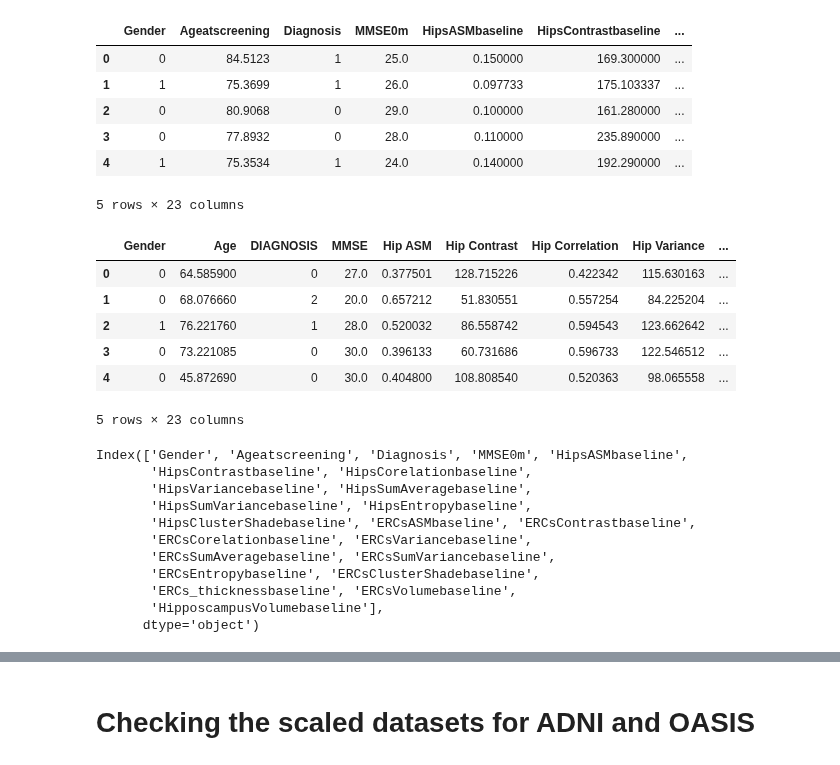
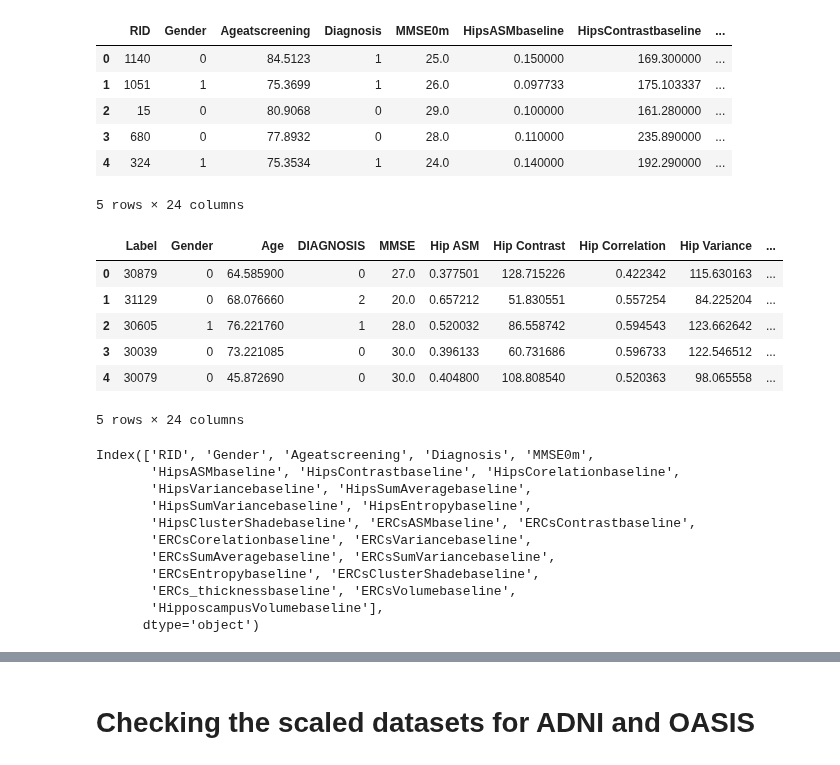
Before and after one commit to InfoAdam1998/Thesis-Project, a Jupyter notebook: OASIS-3 Notebook/data_preprocessing/merged_scaled_dataset/merged_split_scaled_data_analysis.ipynb, the cells around one changed output, grey strips where cells are left out. Cells and saved outputs as stored; diff of their text form; code cells hidden in the pictures.

```diff
--- a/OASIS-3 Notebook/data_preprocessing/merged_scaled_dataset/merged_split_scaled_data_analysis.ipynb
+++ b/OASIS-3 Notebook/data_preprocessing/merged_scaled_dataset/merged_split_scaled_data_analysis.ipynb
@@ -10,34 +10,36 @@ import pingouin as pg
 # %%
 # Import dataset
 load_dotenv()
-dataset_path=os.getenv("DATASET_PATH")
+dataset_path=os.getenv("DATASET_PATH_L")
 dataset_ADNI = pd.read_csv(dataset_path)
 dataset_ADNI.head()
 # %% [output]
-|  | Gender | Ageatscreening | Diagnosis | MMSE0m | HipsASMbaseline | HipsContrastbaseline | ... |
-| 0 | 0 | 84.5123 | 1 | 25.0 | 0.150000 | 169.300000 | ... |
-| 1 | 1 | 75.3699 | 1 | 26.0 | 0.097733 | 175.103337 | ... |
-| 2 | 0 | 80.9068 | 0 | 29.0 | 0.100000 | 161.280000 | ... |
-| 3 | 0 | 77.8932 | 0 | 28.0 | 0.110000 | 235.890000 | ... |
-| 4 | 1 | 75.3534 | 1 | 24.0 | 0.140000 | 192.290000 | ... |
+|  | RID | Gender | Ageatscreening | Diagnosis | MMSE0m | HipsASMbaseline | HipsContrastbaseline | ... |
+| 0 | 1140 | 0 | 84.5123 | 1 | 25.0 | 0.150000 | 169.300000 | ... |
+| 1 | 1051 | 1 | 75.3699 | 1 | 26.0 | 0.097733 | 175.103337 | ... |
+| 2 | 15 | 0 | 80.9068 | 0 | 29.0 | 0.100000 | 161.280000 | ... |
+| 3 | 680 | 0 | 77.8932 | 0 | 28.0 | 0.110000 | 235.890000 | ... |
+| 4 | 324 | 1 | 75.3534 | 1 | 24.0 | 0.140000 | 192.290000 | ... |
-5 rows × 23 columns
+5 rows × 24 columns
 # %%
 # Import dataset
 load_dotenv()
-dataset_path=os.getenv("DATASET_PATH_TWO_P")
+dataset_path=os.getenv("DATASET_PATH_TWO_PL")
 dataset_OASIS = pd.read_csv(dataset_path)
 dataset_OASIS.head()
 # %% [output]
-|  | Gender | Age | DIAGNOSIS | MMSE | Hip ASM | Hip Contrast | Hip Correlation | Hip Variance | ... |
-| 0 | 0 | 64.585900 | 0 | 27.0 | 0.377501 | 128.715226 | 0.422342 | 115.630163 | ... |
-| 1 | 0 | 68.076660 | 2 | 20.0 | 0.657212 | 51.830551 | 0.557254 | 84.225204 | ... |
-| 2 | 1 | 76.221760 | 1 | 28.0 | 0.520032 | 86.558742 | 0.594543 | 123.662642 | ... |
-| 3 | 0 | 73.221085 | 0 | 30.0 | 0.396133 | 60.731686 | 0.596733 | 122.546512 | ... |
-| 4 | 0 | 45.872690 | 0 | 30.0 | 0.404800 | 108.808540 | 0.520363 | 98.065558 | ... |
+|  | Label | Gender | Age | DIAGNOSIS | MMSE | Hip ASM | Hip Contrast | Hip Correlation | Hip Variance | ... |
+| 0 | 30879 | 0 | 64.585900 | 0 | 27.0 | 0.377501 | 128.715226 | 0.422342 | 115.630163 | ... |
+| 1 | 31129 | 0 | 68.076660 | 2 | 20.0 | 0.657212 | 51.830551 | 0.557254 | 84.225204 | ... |
+| 2 | 30605 | 1 | 76.221760 | 1 | 28.0 | 0.520032 | 86.558742 | 0.594543 | 123.662642 | ... |
+| 3 | 30039 | 0 | 73.221085 | 0 | 30.0 | 0.396133 | 60.731686 | 0.596733 | 122.546512 | ... |
+| 4 | 30079 | 0 | 45.872690 | 0 | 30.0 | 0.404800 | 108.808540 | 0.520363 | 98.065558 | ... |
-5 rows × 23 columns
+5 rows × 24 columns
 # %%
 # Mapping from OASIS column names to ADNI column names
 oasis_to_adni = {
+    'Label': 'RID',
+    'Gender': 'Gender',
     'Age': 'Ageatscreening',
     'MMSE': 'MMSE0m',
     'DIAGNOSIS': 'Diagnosis',
@@ -68,8 +70,8 @@ dataset_OASIS = dataset_OASIS.rename(columns=oasis_to_adni)
 # Optional: check the new column names
 print(dataset_OASIS.columns)
 # %% [output]
-Index(['Gender', 'Ageatscreening', 'Diagnosis', 'MMSE0m', 'HipsASMbaseline',
-       'HipsContrastbaseline', 'HipsCorelationbaseline',
+Index(['RID', 'Gender', 'Ageatscreening', 'Diagnosis', 'MMSE0m',
+       'HipsASMbaseline', 'HipsContrastbaseline', 'HipsCorelationbaseline',
        'HipsVariancebaseline', 'HipsSumAveragebaseline',
        'HipsSumVariancebaseline', 'HipsEntropybaseline',
        'HipsClusterShadebaseline', 'ERCsASMbaseline', 'ERCsContrastbaseline',
```
Also changed, not shown: parts of 9 cells of this notebook, 10 other files.
